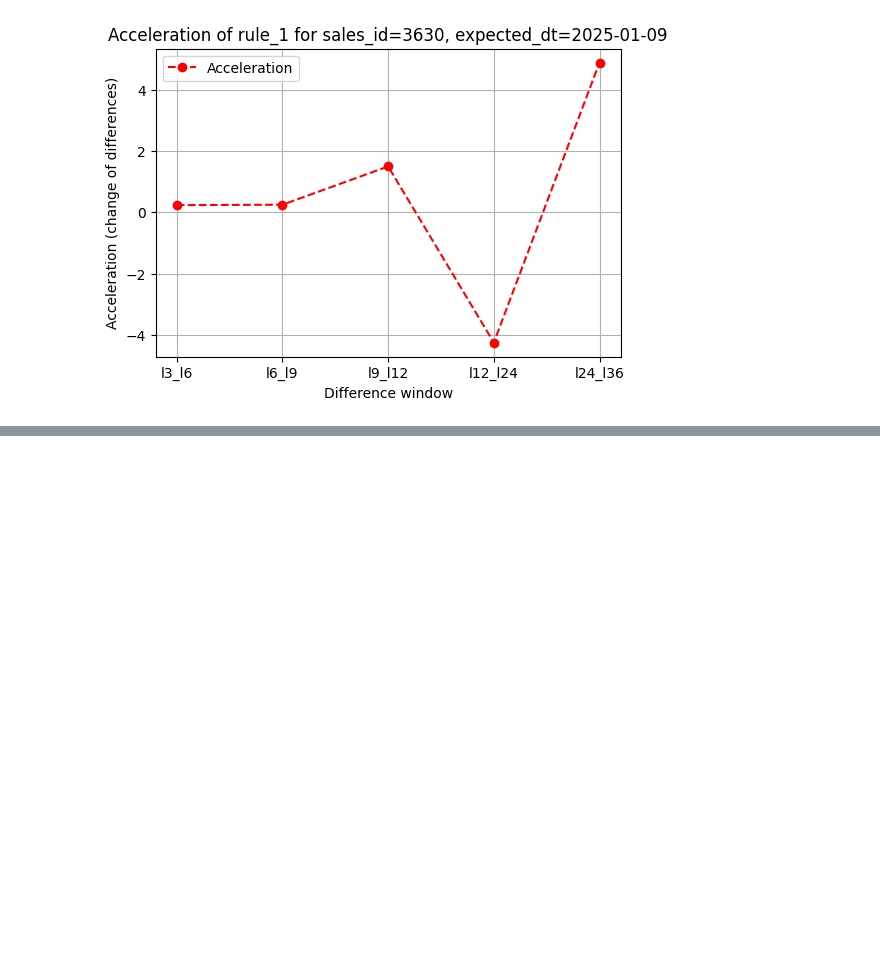
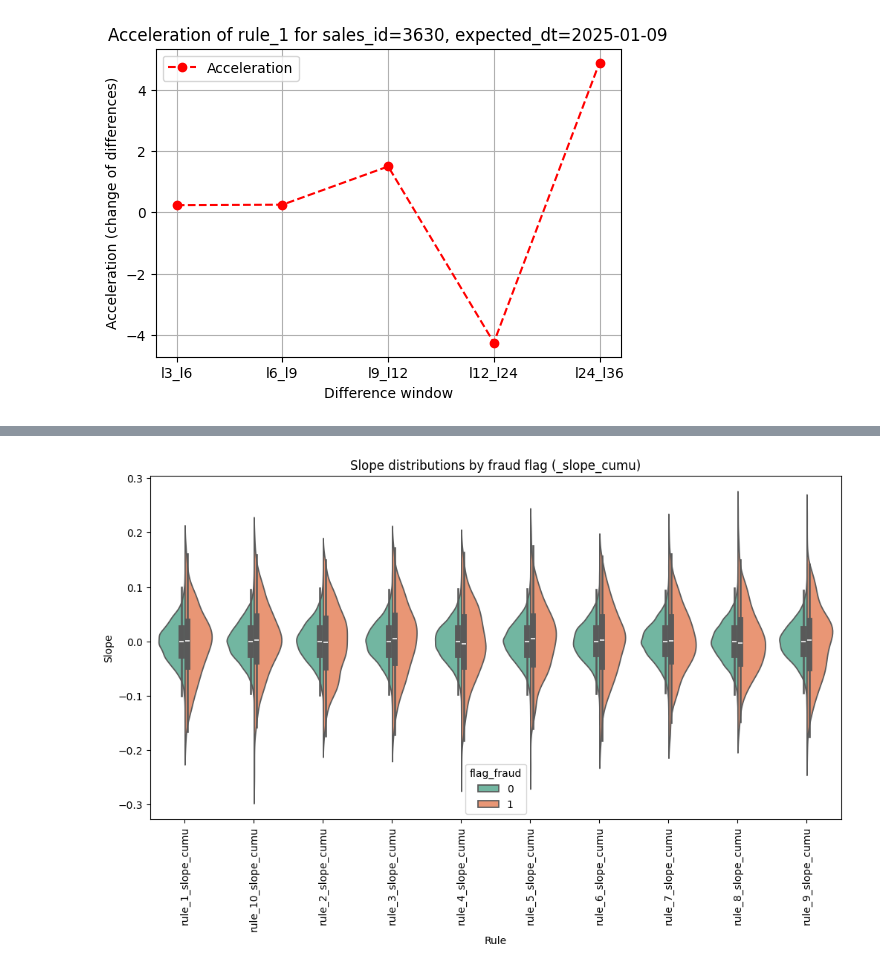
Before and after one commit to lidv94/anomaly-detection, a Jupyter notebook: dev_slope.ipynb, the cells around one changed output, grey strips where cells are left out. Cells and saved outputs as stored; diff of their text form; code cells hidden in the pictures; blank space fills up the shorter version.

```diff
--- a/dev_slope.ipynb
+++ b/dev_slope.ipynb
@@ -513,0 +561,3 @@ KeyboardInterrupt:
+# %%
+df_slopes_cumu = compute_cumu_slopes(train_all_df)
+df_slopes_cumu
@@ -513,0 +731,35 @@ KeyboardInterrupt:
+# %%
+import pandas as pd
+import seaborn as sns
+import matplotlib.pyplot as plt
+
+# Assume df_slopes is your slope dataframe with 'flag_fraud' and slope columns
+def plot_slope_violin(df_slopes, slope_type="_slope_cumu"):
+    """
+    Violin plot for slope distributions by fraud flag.
+
+    Parameters
+    ----------
+    df_slopes : pd.DataFrame
+        DataFrame with slope columns and 'flag_fraud'.
+    slope_type : str
+        Suffix of slope columns to include, e.g., "_slope_cumu" or "_slope_incre".
+    """
+    # Select slope columns
+    slope_cols = [c for c in df_slopes.columns if slope_type in c]
+
+    # Melt dataframe to long format for seaborn
+    df_melt = df_slopes.melt(id_vars=["flag_fraud"], value_vars=slope_cols,
+                             var_name="rule", value_name="slope").dropna()
+
+    plt.figure(figsize=(12,6))
+    sns.violinplot(data=df_melt, x="rule", y="slope", hue="flag_fraud", split=True, palette="Set2")
+    plt.xticks(rotation=90)
+    plt.title(f"Slope distributions by fraud flag ({slope_type})")
+    plt.xlabel("Rule")
+    plt.ylabel("Slope")
+    plt.show()
+# %%
+plot_slope_violin(df_slopes_cumu, slope_type="_slope_cumu")
+# %% [output]
+[figure, added]
```
Also changed, not shown: parts of 22 cells of this notebook.
